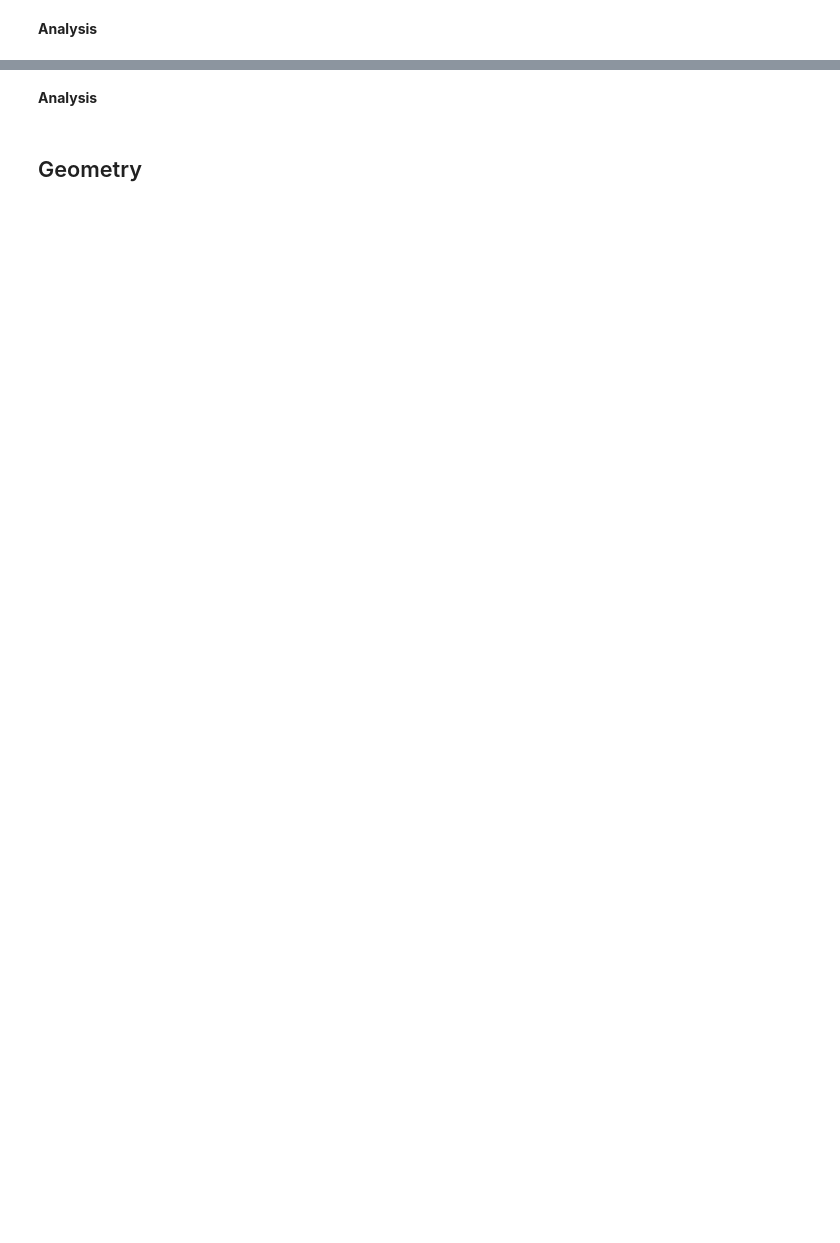
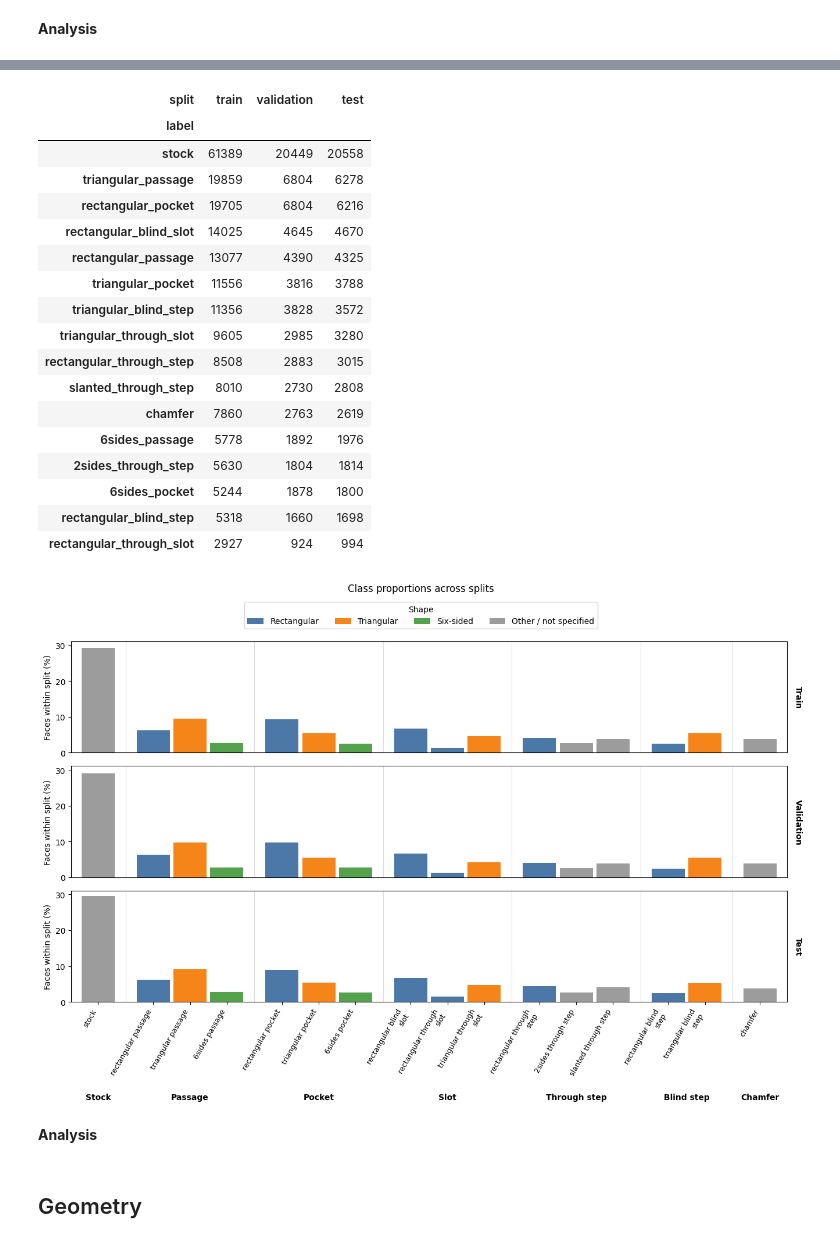
Before and after one commit to Yuan-Hou/GNN-IN-CAD, a Jupyter notebook: notebooks/eda.ipynb, the cells around one changed output, grey strips where cells are left out. Cells and saved outputs as stored; diff of their text form; code cells hidden in the pictures; blank space fills up the shorter version.

```diff
--- a/notebooks/eda.ipynb
+++ b/notebooks/eda.ipynb
@@ -39,3 +282,50 @@ Compare class counts and within-split percentages for the training, validation,
+# %%
+split_counts = pd.crosstab(faces["label"], faces["split"]).reindex(index=class_order, columns=list(splits), fill_value=0)
+split_percent = split_counts.div(split_counts.sum(axis=0), axis=1) * 100
+# Raw counts in the table; percentages in the chart.
+display(split_counts)
+
+# One facet per split, sharing the class axis and percentage scale.
+fig, axes = plt.subplots(len(splits), 1, figsize=(14, 10),
+                         sharex=True, sharey=True, squeeze=False)
+for row, (ax, split) in enumerate(zip(axes[:, 0], splits)):
+    plot_class_groups(ax, split_percent[split], "", "Faces within split (%)")
+    ax.text(1.01, 0.5, split.capitalize(), transform=ax.transAxes,
+            rotation=270, ha="left", va="center", fontweight="bold")
+    if row < len(splits) - 1:
+        ax.tick_params(axis="x", bottom=False, labelbottom=False)
+        for text in list(ax.texts):
+            if text.get_text() in family_totals.index:
+                text.remove()
+    else:
+        for text in ax.texts:
+            if text.get_text() in family_totals.index:
+                text.set_position((text.get_position()[0], -0.82))
+fig.suptitle("Class proportions across splits", y=0.99)
+fig.legend(handles=[Patch(facecolor=colour, label=shape) for shape, colour in shape_colours.items()],
+           loc="upper center", bbox_to_anchor=(0.5, 0.965), ncol=4, title="Shape")
+fig.subplots_adjust(bottom=0.27, top=0.89, hspace=0.12, left=0.07, right=0.95)
+plt.show()
+# %% [output]
+| split | train | validation | test |
+| label |  |  |  |
+| stock | 61389 | 20449 | 20558 |
+| triangular_passage | 19859 | 6804 | 6278 |
+| rectangular_pocket | 19705 | 6804 | 6216 |
+| rectangular_blind_slot | 14025 | 4645 | 4670 |
+| rectangular_passage | 13077 | 4390 | 4325 |
+| triangular_pocket | 11556 | 3816 | 3788 |
+| triangular_blind_step | 11356 | 3828 | 3572 |
+| triangular_through_slot | 9605 | 2985 | 3280 |
+| rectangular_through_step | 8508 | 2883 | 3015 |
+| slanted_through_step | 8010 | 2730 | 2808 |
+| chamfer | 7860 | 2763 | 2619 |
+| 6sides_passage | 5778 | 1892 | 1976 |
+| 2sides_through_step | 5630 | 1804 | 1814 |
+| 6sides_pocket | 5244 | 1878 | 1800 |
+| rectangular_blind_step | 5318 | 1660 | 1698 |
+| rectangular_through_slot | 2927 | 924 | 994 |
+[figure, added]
 # %% [markdown]
 **Analysis**
 
```
Also changed, not shown: parts of 28 cells of this notebook.
